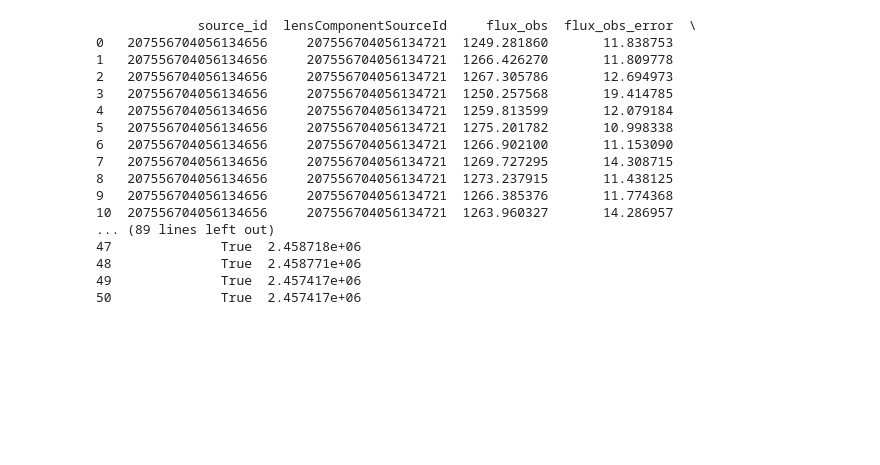
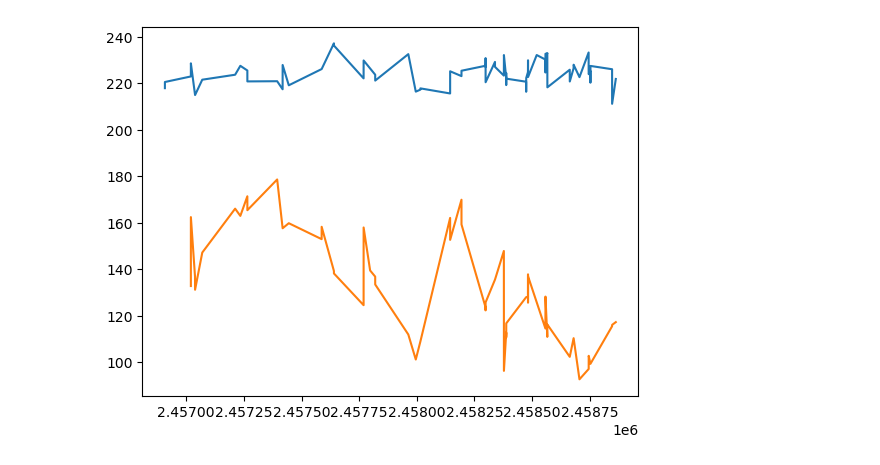
Before and after one commit to Putofsky/TiLDe, a Jupyter notebook: NoteBooks/ShowOff.ipynb, the cells around one changed output. Cells and saved outputs as stored; diff of their text form; code cells hidden in the pictures; blank space fills up the shorter version.

```diff
--- a/NoteBooks/ShowOff.ipynb
+++ b/NoteBooks/ShowOff.ipynb
@@ -8,26 +8,26 @@ from Utility import IdSep # Lecture des fichiers de donnees
 # %%
 data_path = ROOT / "data" / "EOLENS_2_6.csv"
 df = IdSep.build_component_dict(data_path,'source_id','lensComponentSourceId')
+# %%
+for source_id in df:
+    for component_id in df[source_id]:
+        df[source_id][component_id] = (
+            df[source_id][component_id]
+            .sort_values("epoch_obs_jd")
+            .reset_index(drop=True)
+        )
 # %%
-source_id = list(df.keys())[1000]
-component_id = list(df[source_id].keys())[0]
+import matplotlib.pyplot as plt
+source_id = list(df.keys())[2]
+component_id = list(df[source_id].keys())
 
-print(df[source_id][component_id])
+for i in range(len(component_id)):
+    id = component_id[i]
+    plt.plot(
+        df[source_id][id]['epoch_obs_jd'],
+        df[source_id][id]['flux_obs'],
+        label=component_id,
+        )
+plt.show()
 # %% [output]
-             source_id  lensComponentSourceId     flux_obs  flux_obs_error  \
-0   207556704056134656     207556704056134721  1249.281860       11.838753
-1   207556704056134656     207556704056134721  1266.426270       11.809778
-2   207556704056134656     207556704056134721  1267.305786       12.694973
-3   207556704056134656     207556704056134721  1250.257568       19.414785
-4   207556704056134656     207556704056134721  1259.813599       12.079184
-5   207556704056134656     207556704056134721  1275.201782       10.998338
-6   207556704056134656     207556704056134721  1266.902100       11.153090
-7   207556704056134656     207556704056134721  1269.727295       14.308715
-8   207556704056134656     207556704056134721  1273.237915       11.438125
-9   207556704056134656     207556704056134721  1266.385376       11.774368
-10  207556704056134656     207556704056134721  1263.960327       14.286957
-... (89 lines left out)
-47              True  2.458718e+06
-48              True  2.458771e+06
-49              True  2.457417e+06
-50              True  2.457417e+06
+[figure, added]
```
